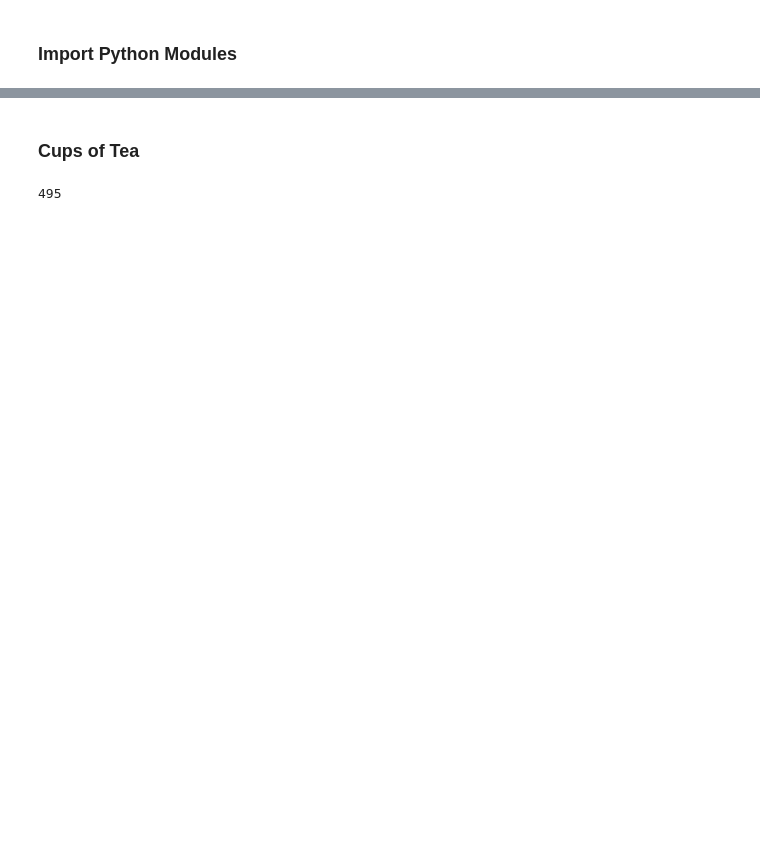
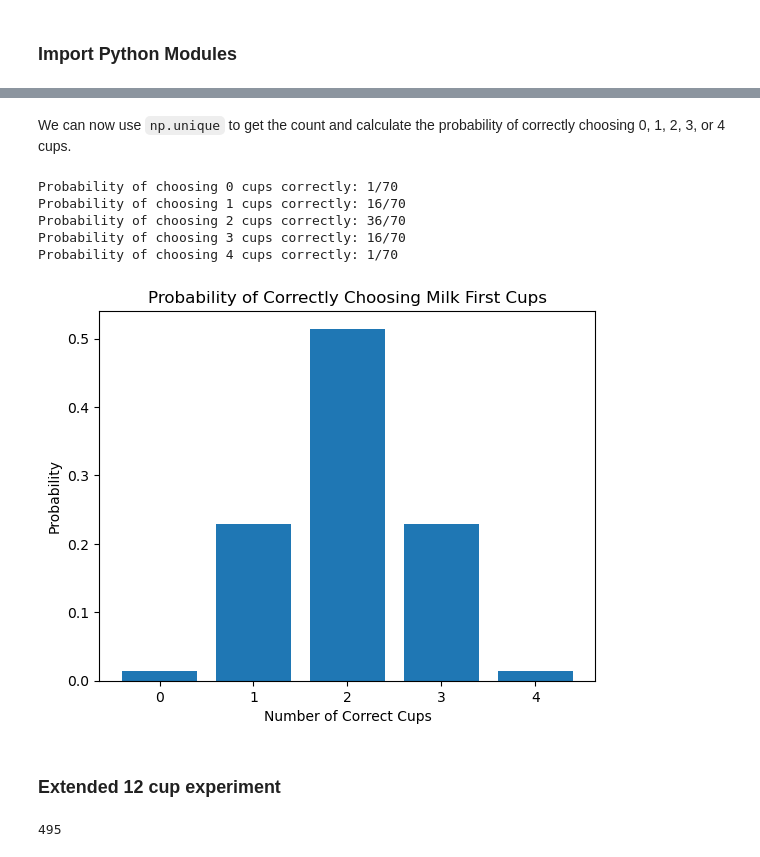
Before and after one commit to eoghanpw/applied-statistics, a Jupyter notebook: problems.ipynb, the cells around one changed output, grey strips where cells are left out. Cells and saved outputs as stored; diff of their text form; code cells hidden in the pictures; blank space fills up the shorter version.

Commit message:
added 8 cup experiment

```diff
--- a/problems.ipynb
+++ b/problems.ipynb
@@ -24,0 +61,20 @@ import itertools
+# %%
+# Label the milk first cups.
+# https://numpy.org/doc/stable/reference/random/generated/numpy.random.rand.html#numpy-random-rand
+original_milk_first_labels = np.random.choice(original_labels, original_milk_first, replace=False)
+print(f"Milk first labels: {original_milk_first_labels}")
+print("First 5 sets:")
+
+original_total_matches = []
+loop = 0
+# Loop through all 70 combinations.
+for original_comb in original_combinations:
+    # Return the common elements between sets.
+    # https://docs.python.org/3/library/stdtypes.html#frozenset.intersection
+    original_match = set(original_comb).intersection(set(original_milk_first_labels))
+    # Add the count of common elements to a list.
+    original_total_matches.append(len(original_match))
+    # Print first 5 sets.
+    loop += 1
+    if loop < 6:
+        print(f"Cups chosen: {original_comb}, Number milk first cups: {len(original_match)}")
@@ -25,5 +89,38 @@ import itertools
+# %% [markdown]
+We can now use `np.unique` to get the count and calculate the probability of correctly choosing 0, 1, 2, 3, or 4 cups.
+# %%
+# Get the count.
+# https://numpy.org/doc/stable/reference/generated/numpy.unique.html
+original_count = np.array(np.unique(original_total_matches, return_counts=True))
+
+index = 0
+for cup in original_count[0]:
+    probability = f"{(original_count[1][index])}/{(sum(original_count[1]))}"
+    print(f"Probability of choosing {cup} cups correctly: {probability}")
+    index += 1
+
+# Plot the probabilities.
+fig, ax = plt.subplots()
+
+x = original_count[0]
+y = original_count[1]/sum(original_count[1])
+
+ax.bar(x, y)
+
+ax.set_title("Probability of Correctly Choosing Milk First Cups")
+ax.set_xlabel("Number of Correct Cups")
+ax.set_ylabel("Probability")
+
+plt.show()
+# %% [output]
+Probability of choosing 0 cups correctly: 1/70
+Probability of choosing 1 cups correctly: 16/70
+Probability of choosing 2 cups correctly: 36/70
+Probability of choosing 3 cups correctly: 16/70
+Probability of choosing 4 cups correctly: 1/70
+[figure, added]
 # %% [markdown]
-### Cups of Tea
+### Extended 12 cup experiment
 # %%
 total_cups = 12
 tea_first = 8
```
Also changed, not shown: parts of 11 cells of this notebook.
